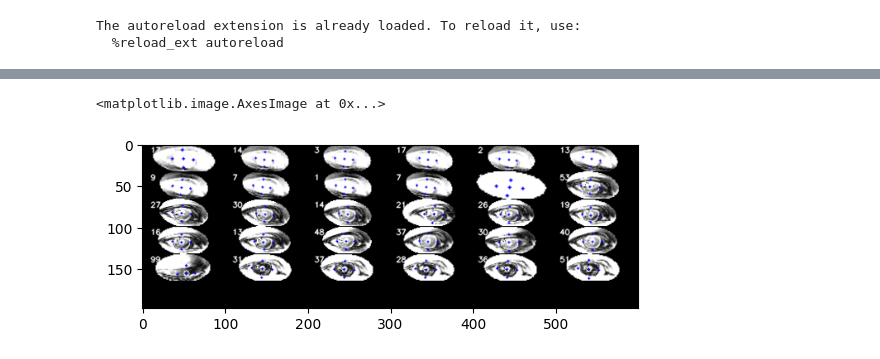
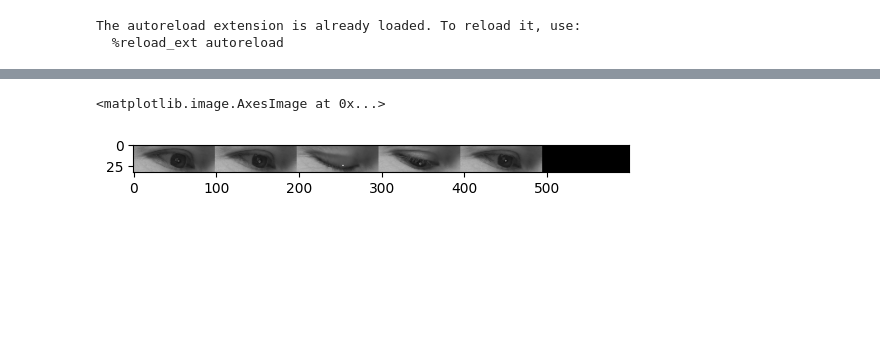
Before and after one commit to programmatix/Driver-State-Detection, a Jupyter notebook: driver_state_detection/eyes.ipynb, the cells around one changed output, grey strips where cells are left out. Saved outputs shown, nothing was run; the diff lists cells and outputs as text; code cells hidden in the pictures; blank space fills up the shorter version.

```diff
--- a/driver_state_detection/eyes.ipynb
+++ b/driver_state_detection/eyes.ipynb
@@ -42,7 +43,8 @@ Loaded 101 images
 import random
 
 # Assume raw_images1, raw_images2, raw_images3, raw_images4 are your datasets
-datasets = [raw_images0, raw_images00, raw_images000, raw_images1, raw_images2, raw_images3, raw_images4]
+#datasets = [raw_images0, raw_images00, raw_images000, raw_images1, raw_images2, raw_images3, raw_images4]
+datasets = [raw_images5]
 
 all_images = []
 
@@ -89,5 +79,5 @@ plt.imshow(cv2.cvtColor(zoomed, cv2.COLOR_BGR2RGB))
 # %%
-imgcopy = raw_images1[0][1].copy()
+imgcopy = raw_images5[0][1].copy()
 import mediapipe as mp
 import cv2
 
@@ -202,14 +192,28 @@ import numpy as np
 
 import TrainingConstants as tc
 
-def process_frames_copy(images):
+class OriginalImage:
+    def __init__(self, filename, original_image):
+        self.filename = filename
+        self.original_image = original_image
+
+class ProcessedImage:
+    # All images are in colour
+    eye_img_orig = None
+    eye_img_final = None
+    eye_img_steps = []
+    original_image: OriginalImage = None
+    pupil_center_pixel = None
+
+
+def process_frames_copy(images: list[OriginalImage]):
     detector = mp.solutions.face_mesh.FaceMesh(static_image_mode=False, min_detection_confidence=0.5, min_tracking_confidence=0.5, refine_landmarks=True)
-    processed_images = []
+    processed_images: list[ProcessedImage] = []
     image_idx = 0
     debug = False
-    for filename, img in images:
+    for img in images:
         #debug = image_idx == 1
-        processed_image = process_image_copy(detector, filename, img, image_idx, debug)
+        processed_image = process_image_copy(detector, img, image_idx, debug)
         image_idx += 1
         if processed_image is not None:
             processed_images.append(processed_image)
@@ -312,8 +316,9 @@ def adjust_bounding_box_copy(min_x, min_y, max_x, max_y, img, center_x, center_y
         print(f"Final bounding box: {min_x}x{min_y} to {max_x}x{max_y}")
     return min_x, min_y, max_x, max_y
 
-def process_image_copy(detector, filename, img, image_idx, debug=False):
-    img = img.copy()
+def process_image_copy(detector, original: OriginalImage, image_idx, debug=False) -> ProcessedImage:
+    img = original.original_image.copy()
+    out = ProcessedImage()
     #raise Exception("Not implemented")
     landmarks = get_landmarks_copy(detector, img, debug)
     if landmarks is not None:
@@ -321,20 +326,21 @@ def process_image_copy(detector, filename, img, image_idx, debug=False):
         center_x, center_y = calculate_center_of_iris_copy(landmarks, img, 468, debug)
         min_x, min_y, max_x, max_y = adjust_bounding_box_copy(min_x, min_y, max_x, max_y, img, center_x, center_y, debug)
 
-        pixel = None
-
-        mean = 85.52094439538355
-        std = 43.0911352711331
+        # mean = 85.52094439538355
+        # std = 43.0911352711331
 
         # Just normalize the eye portion
         gray = cv2.cvtColor(img, cv2.COLOR_BGR2GRAY)
         pupil_x = int(landmarks[468].x * gray.shape[1])
         pupil_y = int(landmarks[468].y * gray.shape[0])
-        pixel = gray[pupil_y, pupil_x]
+        out.pupil_center_pixel = gray[pupil_y, pupil_x]
         cv2.circle(gray, (pupil_x, pupil_y), 3, (255, 0, 0), 1)
         eye_img = gray[min_y:max_y, min_x:max_x]
-        eye_img = (eye_img - mean) / std
-        eye_img = cv2.convertScaleAbs(eye_img, alpha=(255.0))
+        out.eye_img_orig = img[min_y:max_y, min_x:max_x].copy()
+        # eye_img = (eye_img - mean) / std
+        # eye_img = cv2.convertScaleAbs(eye_img, alpha=(255.0))
+        out.eye_img_steps.append(cv2.cvtColor(eye_img.copy(), cv2.COLOR_GRAY2BGR))
+        out.eye_img_final = cv2.resize(cv2.cvtColor(eye_img.copy(), cv2.COLOR_GRAY2BGR), (tc.EYE_IMAGE_WIDTH, tc.EYE_IMAGE_HEIGHT))
         # Increase the contrast
         # alpha: contrast control (1.0-3.0)
         # beta: brightness control (0-100)
@@ -342,7 +348,7 @@ def process_image_copy(detector, filename, img, image_idx, debug=False):
         # beta = 0
         # eye_img = cv2.convertScaleAbs(eye_img, alpha=alpha, beta=beta)
 
-#eye_img = cv2.normalize(eye_img, None, alpha=0, beta=255, norm_type=cv2.NORM_MINMAX)
+        #eye_img = cv2.normalize(eye_img, None, alpha=0, beta=255, norm_type=cv2.NORM_MINMAX)
         img[min_y:max_y, min_x:max_x] = cv2.cvtColor(eye_img, cv2.COLOR_GRAY2BGR)
 
         for i in left_eye_iris_landmarks:
@@ -361,9 +367,11 @@ def process_image_copy(detector, filename, img, image_idx, debug=False):
         eye_img = masked[min_y:max_y, min_x:max_x]
         eye_img = cv2.resize(eye_img, (tc.EYE_IMAGE_WIDTH, tc.EYE_IMAGE_HEIGHT))
 
+        out.eye_img_steps.append(eye_img.copy())
+
         # Not gray at this point because may have colour debug info
 
-        return (filename, eye_img, pixel)
+        return out
 
 #from TrainingProcess import process_frames
 %autoreload now
@@ -382,34 +390,23 @@ for dataset in datasets:
 for x in all_images:
     print(f"Sample: {x[0]}")
 
-images_and_filenames = process_frames_copy(all_images)
-images = list(map(lambda x: x[1], images_and_filenames))
+all_images = map(lambda x: OriginalImage(x[0], x[1]), all_images)
 
+processed = process_frames_copy(all_images)
 
-def pixel_for_image(i):
-    return images_and_filenames[i][2]
-
-#from TrainingProcess import process_frames
-%autoreload now
-
-images_and_filenames = process_frames_copy(all_images)
-images = list(map(lambda x: x[1], images_and_filenames))
-
-def pixel_for_image(i):
-    return images_and_filenames[i][2]
-
-for i in range(len(images)):
-    pixel = pixel_for_image(i)
+for i in range(len(processed)):
+    pixel = processed[i].pupil_center_pixel
     if pixel is None:
         pixel = "None"
     else:
         pixel = str(pixel)
-    cv2.putText(images[i], pixel, (10, 10), cv2.FONT_HERSHEY_SIMPLEX, 0.3, (255, 255, 255), 1,
+    cv2.putText(processed[i].eye_img_orig, pixel, (10, 10), cv2.FONT_HERSHEY_SIMPLEX, 0.3, (255, 255, 255), 1,
                 cv2.LINE_AA)
 
-def cram_homogenous_images(images, output_x):
-    img_width = images[0].shape[1]
-    img_height = images[0].shape[0]
+def cram_homogenous_images(images: list[ProcessedImage], output_x):
+    img_width = images[0].eye_img_final.shape[1]
+    img_height = images[0].eye_img_final.shape[0]
+
     num_cols = int(output_x / img_width)
     num_rows = (len(images) // num_cols) + 1
     output_y = num_rows * img_height
@@ -422,10 +419,10 @@ def cram_homogenous_images(images, output_x):
         x = col * img_width
         y = row * img_height
         # if y + img_height <= out.shape[0] and x + img_width <= processed.shape[1]:
-        out[y:y + img_height, x:x + img_width] = images[i]
+        out[y:y + img_height, x:x + img_width] = cv2.resize(images[i].eye_img_final, (img_width, img_height))
     return out
 
-out = (cram_homogenous_images(images[0:30], 600))
+out = (cram_homogenous_images(processed[0:30], 600))
 out = cv2.cvtColor(out, cv2.COLOR_BGR2RGB)
 plt.imshow(out)
 # %% [output]
@@ -449,2 +434,2 @@ Sample: C:/dev/play/fatigue/Driver-State-Detection/driver_state_detection/traini
 <matplotlib.image.AxesImage at 0x...>
-[figure, old version]
+[figure, new version]
```
Also changed, not shown: parts of 8 cells of this notebook, 6 other files.
